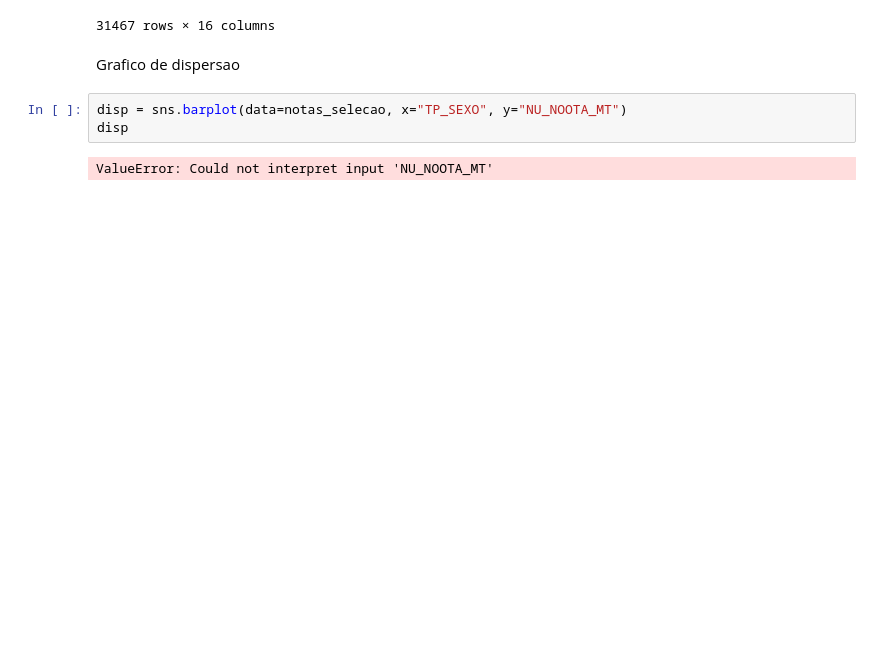
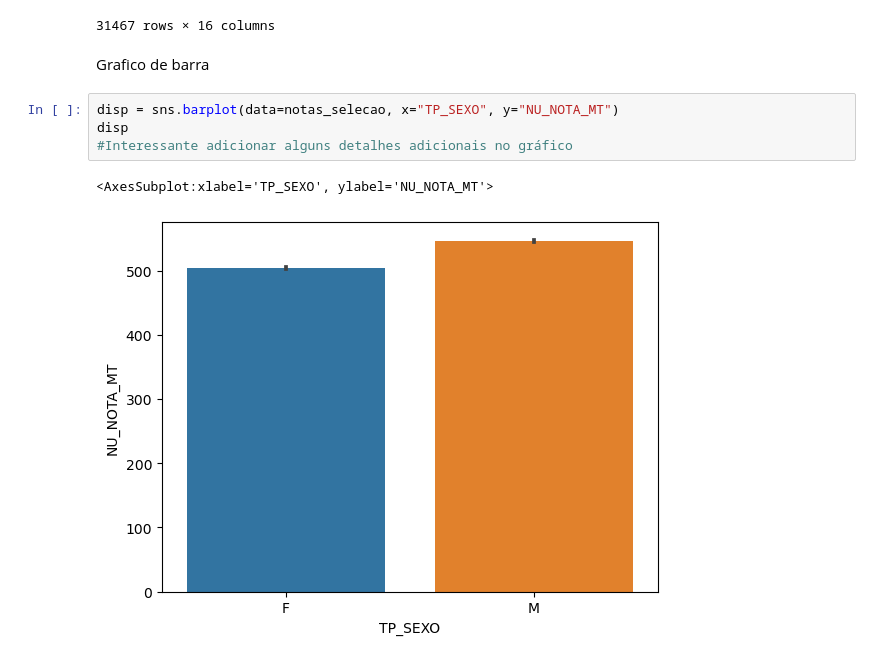
Before and after one commit to atp/enem, a Jupyter notebook: 05-testes_seaborn.ipynb, the cells around one changed output. Saved outputs shown, nothing was run; the diff lists cells and outputs as text; blank space fills up the shorter version.

```diff
--- a/05-testes_seaborn.ipynb
+++ b/05-testes_seaborn.ipynb
@@ -23,9 +23,11 @@ notas_selecao
 | 31466 | 190006120091 | 2019 | 3155603 | Rio Pardo de Minas | 31 | MG | ... |
 31467 rows × 16 columns
 # %% [markdown]
-Grafico de dispersao
+Grafico de barra
 # %%
-disp = sns.barplot(data=notas_selecao, x="TP_SEXO", y="NU_NOOTA_MT")
+disp = sns.barplot(data=notas_selecao, x="TP_SEXO", y="NU_NOTA_MT")
 disp
+#Interessante adicionar alguns detalhes adicionais no gráfico
 # %% [output]
-ValueError: Could not interpret input 'NU_NOOTA_MT'
+<AxesSubplot:xlabel='TP_SEXO', ylabel='NU_NOTA_MT'>
+[figure, added]
```
Also changed, not shown: parts of 7 cells of this notebook.
